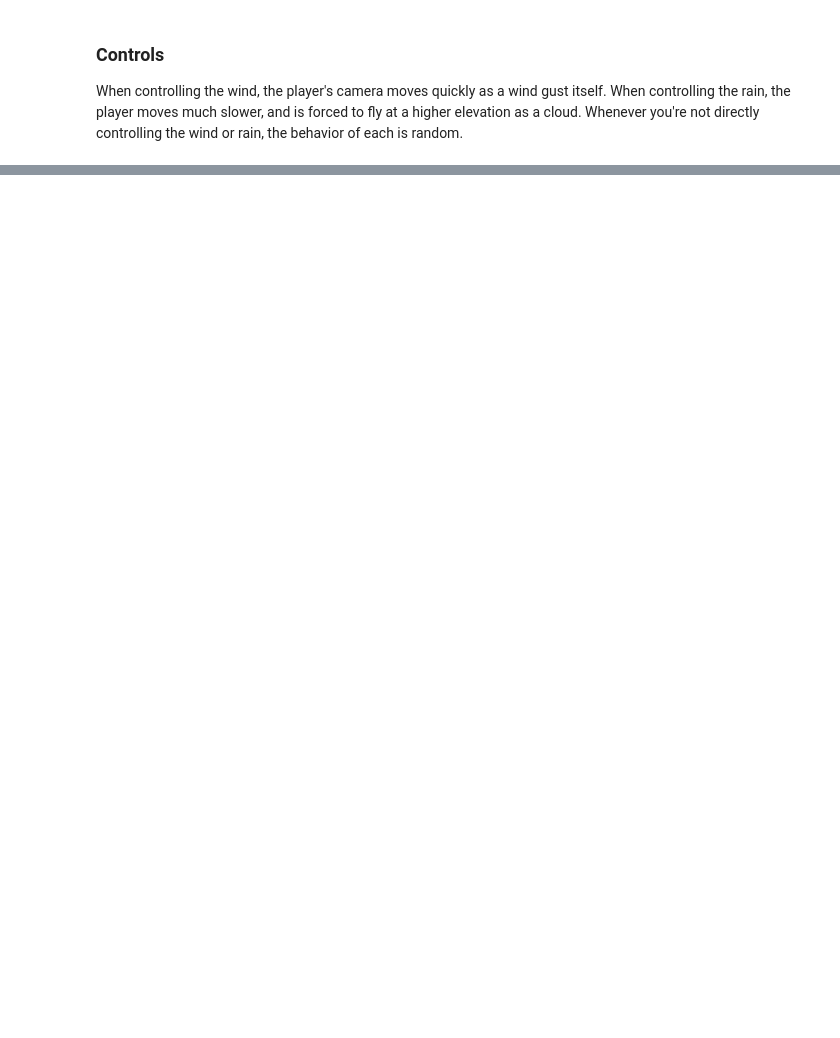
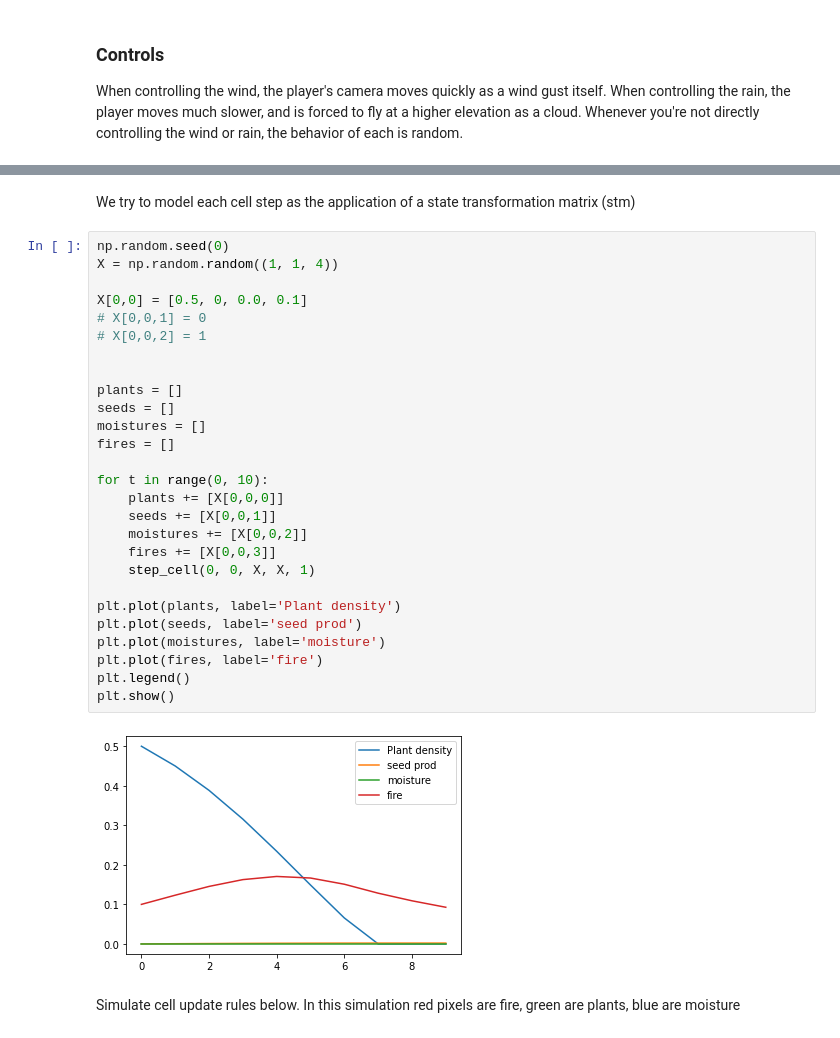
Before and after one commit to mrpossoms/pacifist-jam, a Jupyter notebook: gdd/pacifist-jam.ipynb, the cells around one changed output, grey strips where cells are left out. Cells and saved outputs as stored; diff of their text form; blank space fills up the shorter version.

```diff
--- a/gdd/pacifist-jam.ipynb
+++ b/gdd/pacifist-jam.ipynb
@@ -116,0 +166,33 @@ When controlling the wind, the player's camera moves quickly as a wind gust itse
+# %% [markdown]
+We try to model each cell step as the application of a state transformation matrix (stm)
+# %%
+np.random.seed(0)
+X = np.random.random((1, 1, 4))
+
+X[0,0] = [0.5, 0, 0.0, 0.1]
+# X[0,0,1] = 0
+# X[0,0,2] = 1
+
+
+plants = []
+seeds = []
+moistures = []
+fires = []
+
+for t in range(0, 10):
+    plants += [X[0,0,0]]
+    seeds += [X[0,0,1]]
+    moistures += [X[0,0,2]]
+    fires += [X[0,0,3]]
+    step_cell(0, 0, X, X, 1)
+
+plt.plot(plants, label='Plant density')
+plt.plot(seeds, label='seed prod')
+plt.plot(moistures, label='moisture')
+plt.plot(fires, label='fire')
+plt.legend()
+plt.show()
+# %% [output]
+[figure, added]
+# %% [markdown]
+Simulate cell update rules below. In this simulation red pixels are fire, green are plants, blue are moisture
```
Also changed, not shown: parts of 17 cells of this notebook, 2 other files.
